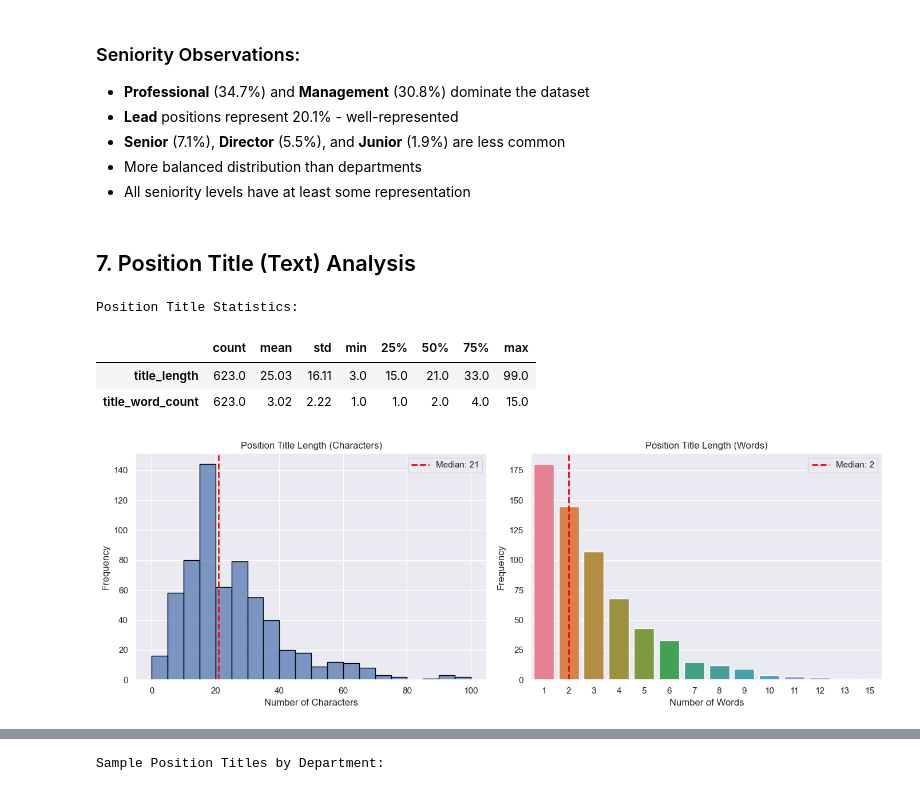
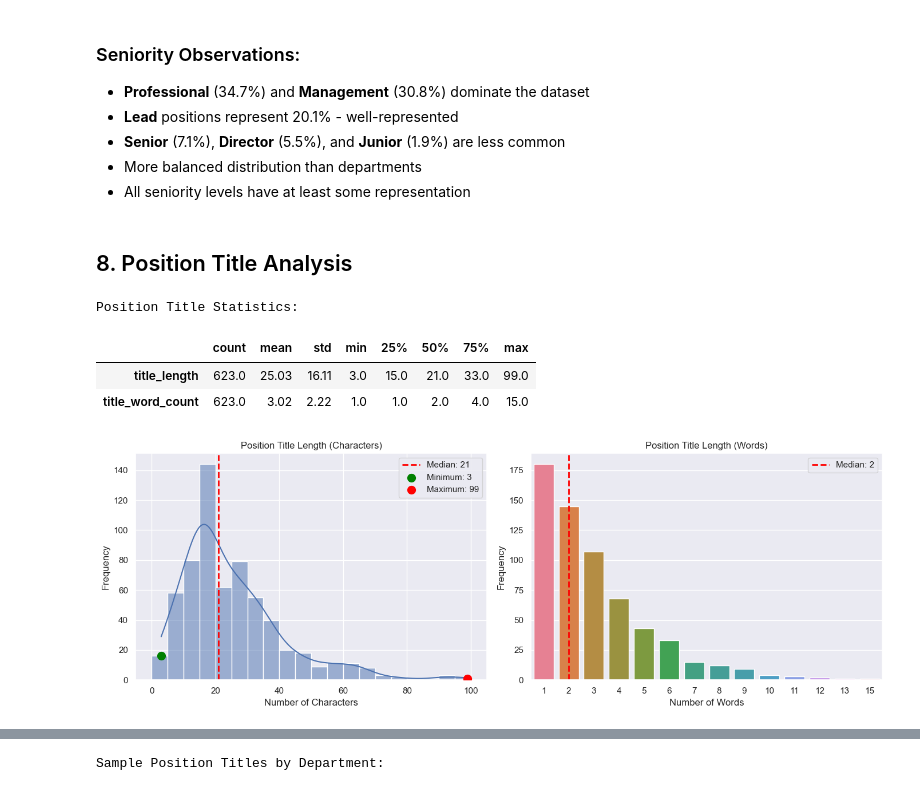
Before and after one commit to Julster35/BuzzwordLearner, a Jupyter notebook: notebooks/01_eda.ipynb, the cells around one changed output, grey strips where cells are left out. Cells and saved outputs as stored; diff of their text form; code cells hidden in the pictures.

```diff
--- a/notebooks/01_eda.ipynb
+++ b/notebooks/01_eda.ipynb
@@ -461,7 +534,7 @@ Seniority Proportions (%):
 - More balanced distribution than departments
 - All seniority levels have at least some representation
 # %% [markdown]
-## 7. Position Title (Text) Analysis
+## 8. Position Title Analysis
 # %%
 # Text length analysis
 df_active['title_length'] = df_active['position'].str.len()
@@ -479,32 +552,42 @@ Position Title Statistics:
 # %%
 # Visualize title length distribution
 fig, axes = plt.subplots(1, 2, figsize=(14, 5))
 
 # Character length - use bins aligned with integer values
 bins = range(0, int(df_active['title_length'].max()) + 5, 5)
-sns.histplot(df_active['title_length'], bins=bins, kde=False, ax=axes[0], edgecolor='black', alpha=0.7)
+sns.histplot(df_active['title_length'], bins=bins, kde=True, ax=axes[0])
 axes[0].set_title('Position Title Length (Characters)', fontsize=12)
 axes[0].set_xlabel('Number of Characters')
 axes[0].set_ylabel('Frequency')
 median_chars = df_active['title_length'].median()
 axes[0].axvline(median_chars, color='red', linestyle='--', linewidth=2, label=f"Median: {median_chars:.0f}")
+
+# Add scatter points for minimum and maximum
+min_length = df_active['title_length'].min()
+y_value_min = (df_active['title_length'] == min_length).sum()
+axes[0].scatter(min_length, y_value_min, color='green', s=100, zorder=10, label=f'Minimum: {min_length}')
+
+max_length = df_active['title_length'].max()
+y_value_max = (df_active['title_length'] == max_length).sum()
+axes[0].scatter(max_length, y_value_max, color='red', s=100, zorder=10, label=f'Maximum: {max_length}')
+
 axes[0].legend()
 
 # Word count - use countplot for discrete integer values
 word_order = sorted(df_active['title_word_count'].dropna().unique())
 sns.countplot(x=df_active['title_word_count'], ax=axes[1], hue=df_active['title_word_count'], palette='husl', order=word_order, legend=False)
 axes[1].set_title('Position Title Length (Words)', fontsize=12)
 axes[1].set_xlabel('Number of Words')
 axes[1].set_ylabel('Frequency')
 # For countplot, axvline uses bar index (0, 1, 2...), not the actual x-value
 median_words = df_active['title_word_count'].median()
 median_idx = word_order.index(median_words) if median_words in word_order else None
 if median_idx is not None:
     axes[1].axvline(median_idx, color='red', linestyle='--', linewidth=2, label=f"Median: {median_words:.0f}")
     axes[1].legend()
 
 plt.tight_layout()
 plt.savefig('../reports/figures/title_length_distribution.png', dpi=150)
 plt.show()
 # %% [output]
-[figure, old version]
+[figure, new version]
```
Also changed, not shown: parts of 43 cells of this notebook, 9 other files.
